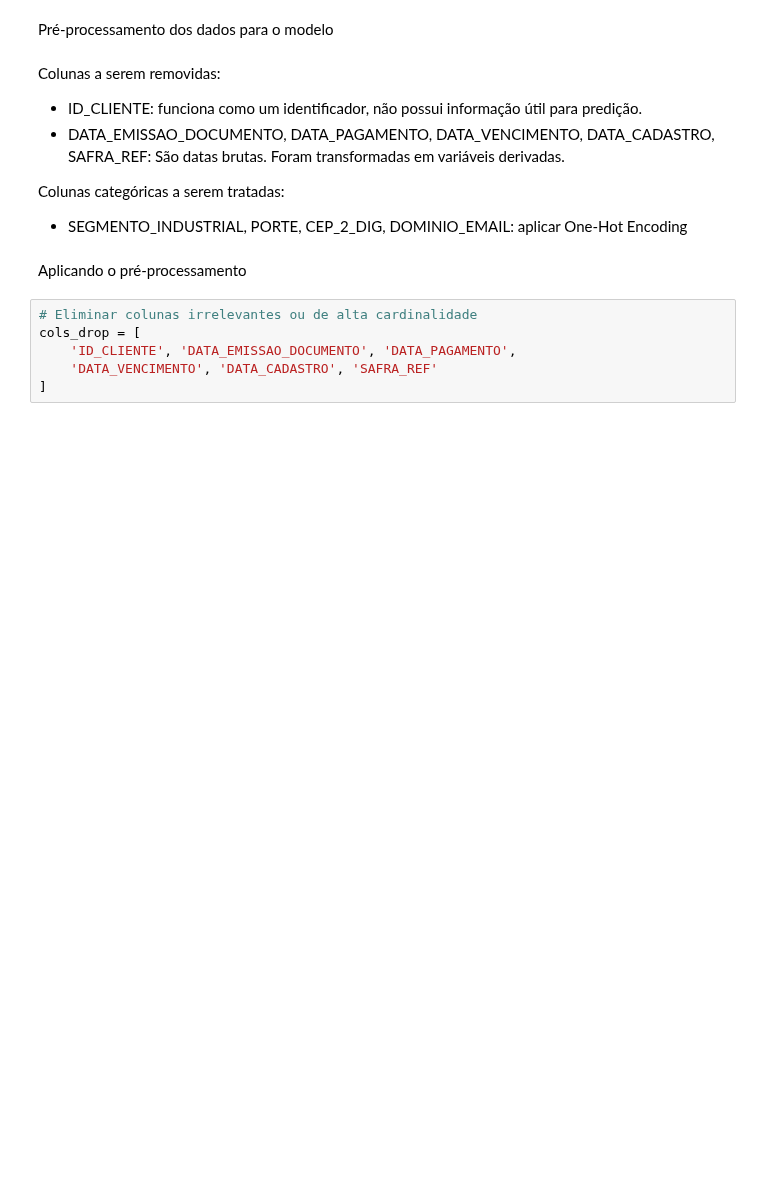
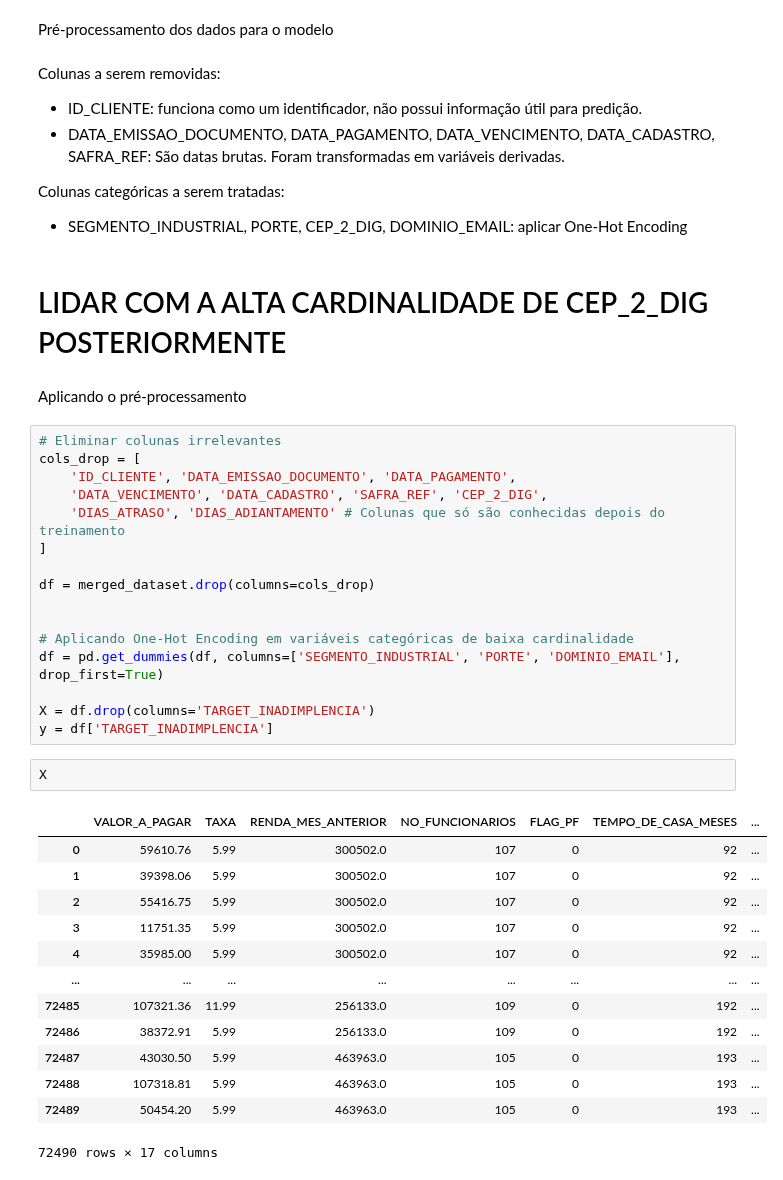
Before and after one commit to mmdes/default-risk-analysis, a Jupyter notebook: notebooks/feature_engineering.ipynb, the cells around one changed output. Saved outputs shown, nothing was run; the diff lists cells and outputs as text; blank space fills up the shorter version.

```diff
--- a/notebooks/feature_engineering.ipynb
+++ b/notebooks/feature_engineering.ipynb
@@ -146,11 +123,39 @@ Colunas a serem removidas:
 
 Colunas categóricas a serem tratadas:
 - SEGMENTO_INDUSTRIAL, PORTE, CEP_2_DIG, DOMINIO_EMAIL: aplicar One-Hot Encoding
+# %% [markdown]
+# LIDAR COM A ALTA CARDINALIDADE DE CEP_2_DIG POSTERIORMENTE
 # %% [markdown]
 Aplicando o pré-processamento
 # %%
-# Eliminar colunas irrelevantes ou de alta cardinalidade
+# Eliminar colunas irrelevantes
 cols_drop = [
     'ID_CLIENTE', 'DATA_EMISSAO_DOCUMENTO', 'DATA_PAGAMENTO',
-    'DATA_VENCIMENTO', 'DATA_CADASTRO', 'SAFRA_REF'
+    'DATA_VENCIMENTO', 'DATA_CADASTRO', 'SAFRA_REF', 'CEP_2_DIG',
+    'DIAS_ATRASO', 'DIAS_ADIANTAMENTO' # Colunas que só são conhecidas depois do treinamento
 ]
+
+df = merged_dataset.drop(columns=cols_drop)
+
+
+# Aplicando One-Hot Encoding em variáveis categóricas de baixa cardinalidade
+df = pd.get_dummies(df, columns=['SEGMENTO_INDUSTRIAL', 'PORTE', 'DOMINIO_EMAIL'], drop_first=True)
+
+X = df.drop(columns='TARGET_INADIMPLENCIA')
+y = df['TARGET_INADIMPLENCIA']
+# %%
+X
+# %% [output]
+|  | VALOR_A_PAGAR | TAXA | RENDA_MES_ANTERIOR | NO_FUNCIONARIOS | FLAG_PF | TEMPO_DE_CASA_MESES | ... |
+| 0 | 59610.76 | 5.99 | 300502.0 | 107 | 0 | 92 | ... |
+| 1 | 39398.06 | 5.99 | 300502.0 | 107 | 0 | 92 | ... |
+| 2 | 55416.75 | 5.99 | 300502.0 | 107 | 0 | 92 | ... |
+| 3 | 11751.35 | 5.99 | 300502.0 | 107 | 0 | 92 | ... |
+| 4 | 35985.00 | 5.99 | 300502.0 | 107 | 0 | 92 | ... |
+| ... | ... | ... | ... | ... | ... | ... | ... |
+| 72485 | 107321.36 | 11.99 | 256133.0 | 109 | 0 | 192 | ... |
+| 72486 | 38372.91 | 5.99 | 256133.0 | 109 | 0 | 192 | ... |
+| 72487 | 43030.50 | 5.99 | 463963.0 | 105 | 0 | 193 | ... |
+| 72488 | 107318.81 | 5.99 | 463963.0 | 105 | 0 | 193 | ... |
+| 72489 | 50454.20 | 5.99 | 463963.0 | 105 | 0 | 193 | ... |
+72490 rows × 17 columns
```
Also changed, not shown: parts of 6 cells of this notebook.
